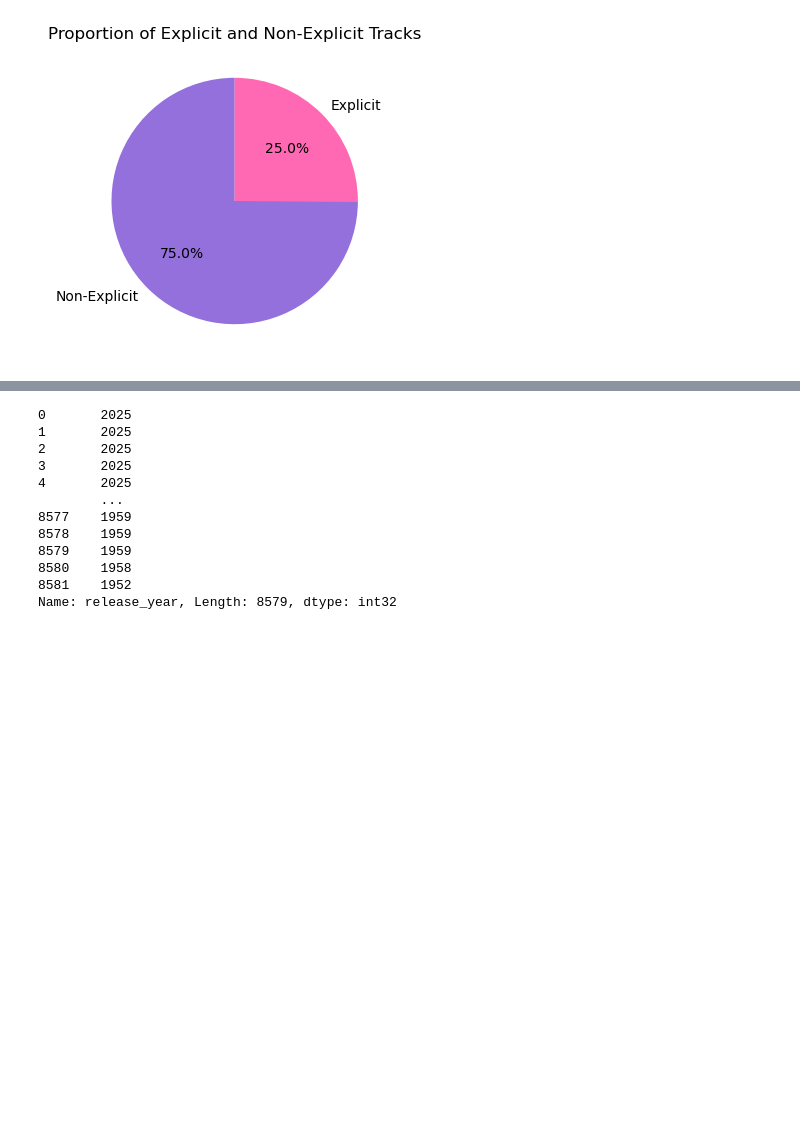
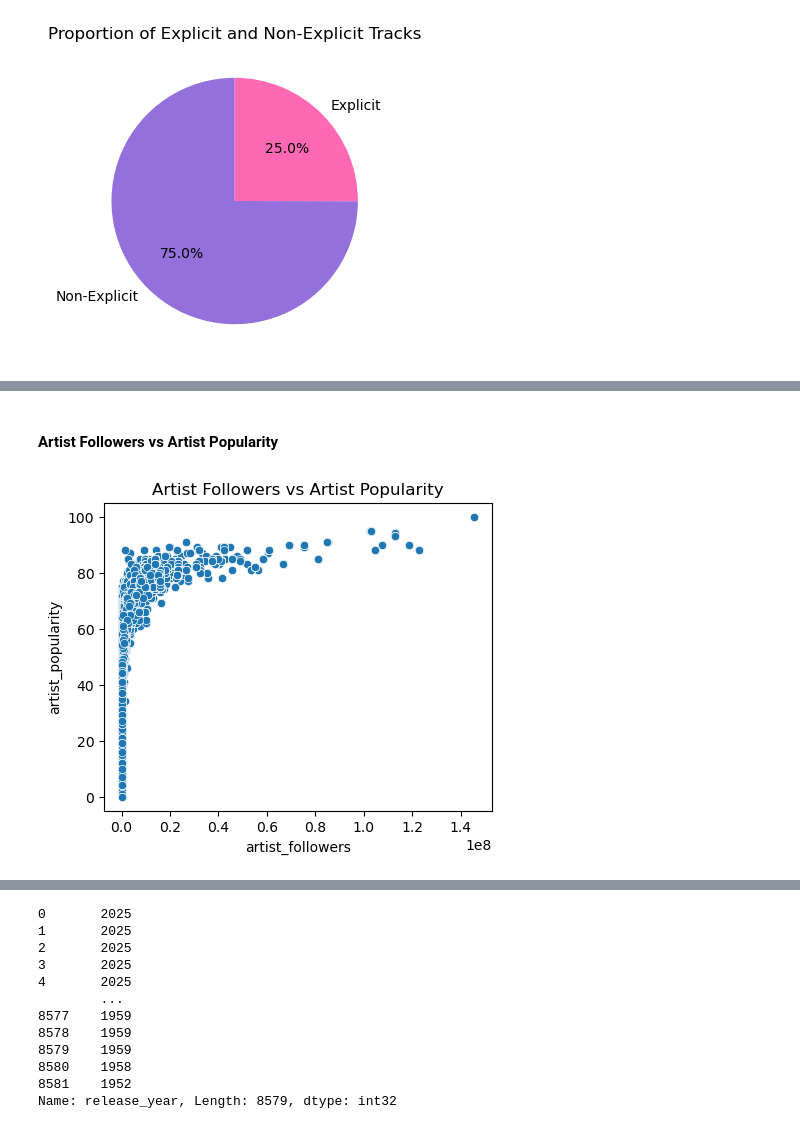
Before and after one commit to Riya-Sachdev/Spotify-EDA-Project, a Jupyter notebook: SpotifyDataAnalysis.ipynb, the cells around one changed output, grey strips where cells are left out. Drawn from its saved outputs; the diff is of its cells as text; code cells hidden in the pictures; blank space fills up the shorter version.

```diff
--- a/SpotifyDataAnalysis.ipynb
+++ b/SpotifyDataAnalysis.ipynb
@@ -370,0 +385,9 @@ plt.show()
+# %% [markdown]
+#### Artist Followers vs Artist Popularity
+# %%
+plt.figure(figsize = (5,4))
+sbn.scatterplot(x = "artist_followers" , y = "artist_popularity" , data = df)
+plt.title("Artist Followers vs Artist Popularity")
+plt.show()
+# %% [output]
+[figure, added]
```
Also changed, not shown: parts of 46 cells of this notebook, 2 other files.
